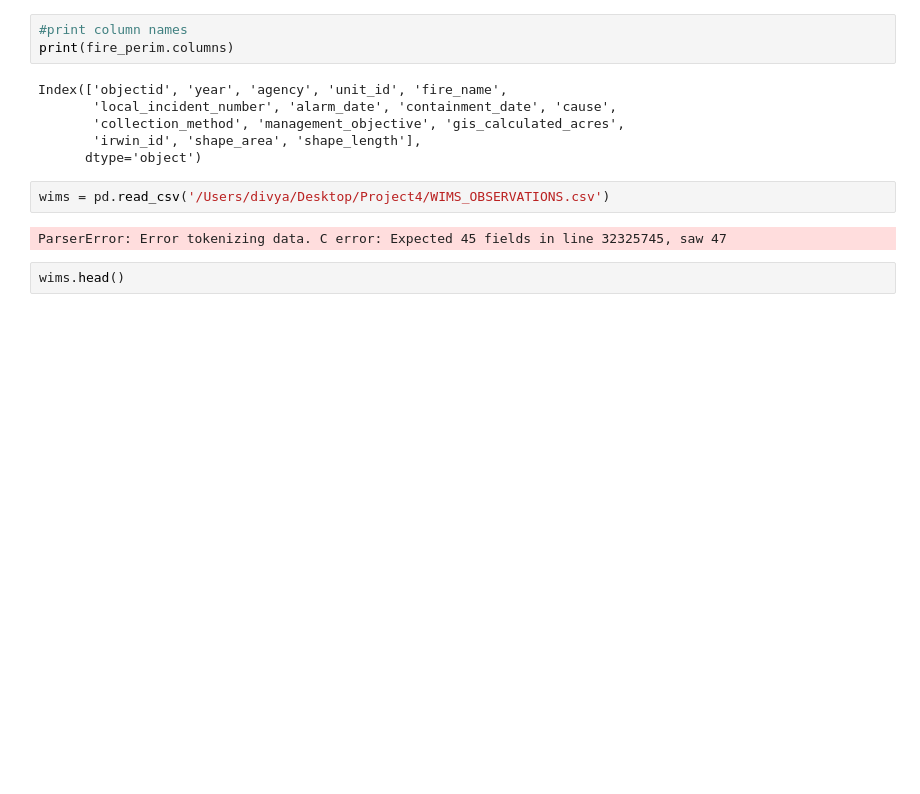
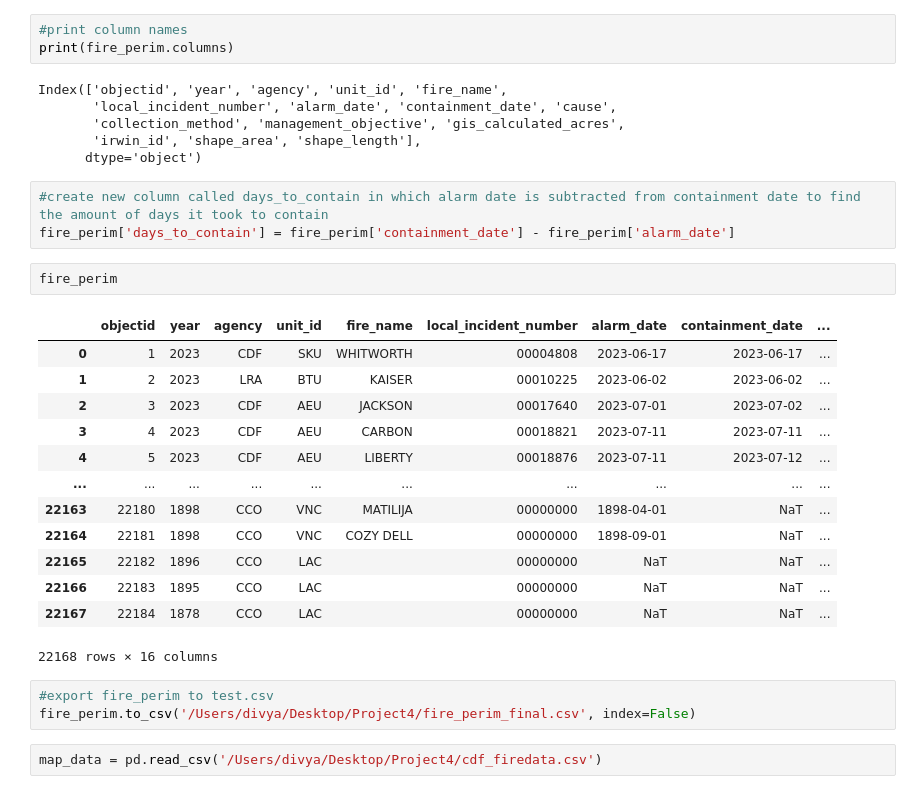
Before and after one commit to Sarah0215/Project4_Group9, a Jupyter notebook: data_cleaning.ipynb, the cells around one changed output. Drawn from its saved outputs; the diff is of its cells as text; blank space fills up the shorter version.

Commit message:
Data Cleaning 2

```diff
--- a/data_cleaning.ipynb
+++ b/data_cleaning.ipynb
@@ -92,9 +109,27 @@ Index(['objectid', 'year', 'agency', 'unit_id', 'fire_name',
        'collection_method', 'management_objective', 'gis_calculated_acres',
        'irwin_id', 'shape_area', 'shape_length'],
       dtype='object')
+# %%
+#create new column called days_to_contain in which alarm date is subtracted from containment date to find the amount of days it took to contain
+fire_perim['days_to_contain'] = fire_perim['containment_date'] - fire_perim['alarm_date']
+# %%
+fire_perim
+# %% [output]
+|  | objectid | year | agency | unit_id | fire_name | local_incident_number | alarm_date | containment_date | ... |
+| 0 | 1 | 2023 | CDF | SKU | WHITWORTH | 00004808 | 2023-06-17 | 2023-06-17 | ... |
+| 1 | 2 | 2023 | LRA | BTU | KAISER | 00010225 | 2023-06-02 | 2023-06-02 | ... |
+| 2 | 3 | 2023 | CDF | AEU | JACKSON | 00017640 | 2023-07-01 | 2023-07-02 | ... |
+| 3 | 4 | 2023 | CDF | AEU | CARBON | 00018821 | 2023-07-11 | 2023-07-11 | ... |
+| 4 | 5 | 2023 | CDF | AEU | LIBERTY | 00018876 | 2023-07-11 | 2023-07-12 | ... |
+| ... | ... | ... | ... | ... | ... | ... | ... | ... | ... |
+| 22163 | 22180 | 1898 | CCO | VNC | MATILIJA | 00000000 | 1898-04-01 | NaT | ... |
+| 22164 | 22181 | 1898 | CCO | VNC | COZY DELL | 00000000 | 1898-09-01 | NaT | ... |
+| 22165 | 22182 | 1896 | CCO | LAC |  | 00000000 | NaT | NaT | ... |
+| 22166 | 22183 | 1895 | CCO | LAC |  | 00000000 | NaT | NaT | ... |
+| 22167 | 22184 | 1878 | CCO | LAC |  | 00000000 | NaT | NaT | ... |
+22168 rows × 16 columns
+# %%
+#export fire_perim to test.csv
+fire_perim.to_csv('/Users/divya/Desktop/Project4/fire_perim_final.csv', index=False)
 # %%
-wims = pd.read_csv('/Users/divya/Desktop/Project4/WIMS_OBSERVATIONS.csv')
+map_data = pd.read_csv('/Users/divya/Desktop/Project4/cdf_firedata.csv')
-# %% [output]
-ParserError: Error tokenizing data. C error: Expected 45 fields in line 32325745, saw 47
-# %%
-wims.head()
```
Also changed, not shown: parts of 12 cells of this notebook, 3 other files.
